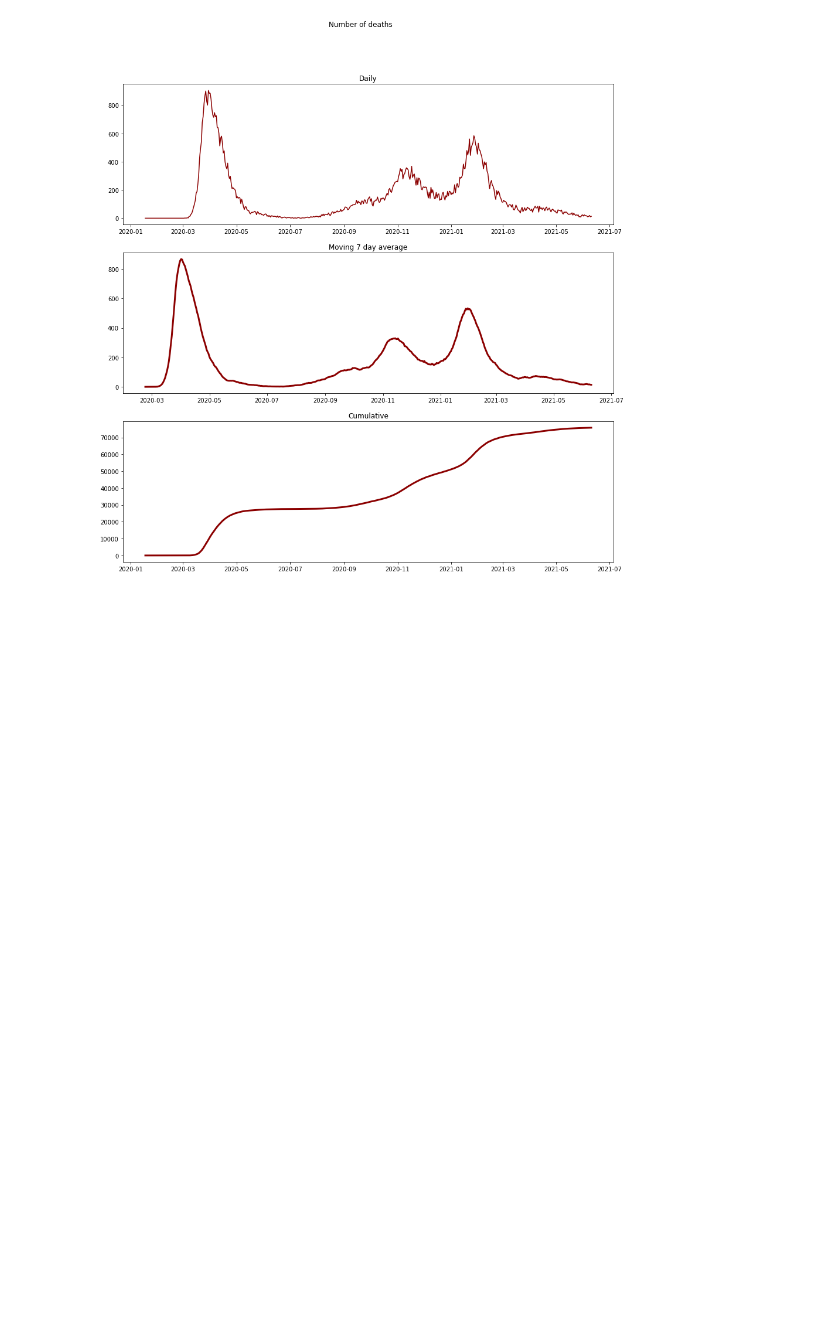
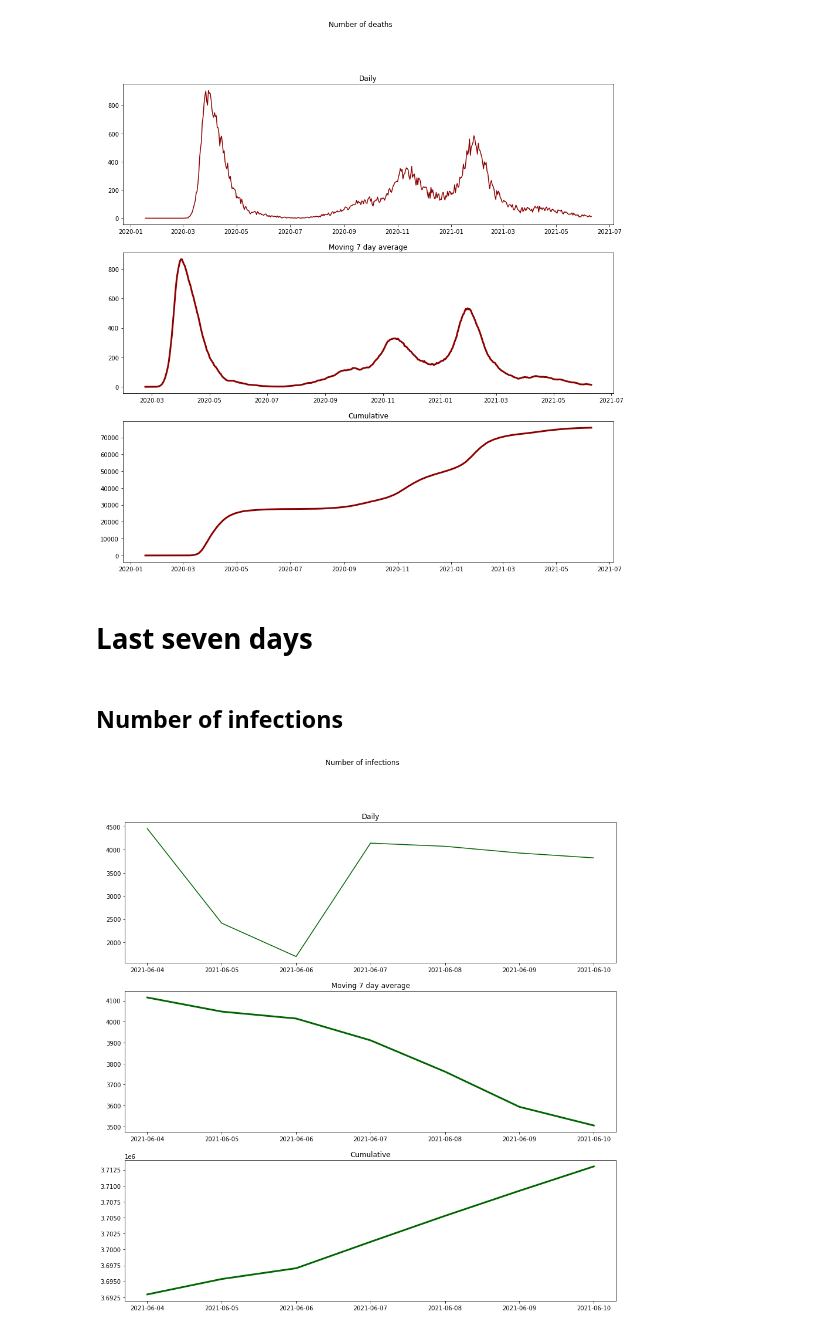
Before and after one commit to ffreire92/final_project, a Jupyter notebook: Pandemic_Overview.ipynb, the cells around one changed output. Cells and saved outputs as stored; diff of their text form; code cells hidden in the pictures; blank space fills up the shorter version.

Commit message:
2006 complete Pandemic_Overview

```diff
--- a/Pandemic_Overview.ipynb
+++ b/Pandemic_Overview.ipynb
@@ -357,3 +357,13 @@ overview(bydate, 'Number of Intensive Care Units')
 overview(bydate, 'Number of deaths')
 # %% [output]
 [figure]
+# %% [markdown]
+# Last seven days
+# %%
+last7 = bydate.tail(7)
+# %% [markdown]
+## Number of infections
+# %%
+overview(last7, 'Number of infections')
+# %% [output]
+[figure, added]
```
Also changed, not shown: parts of 30 cells of this notebook, 1 other file.
